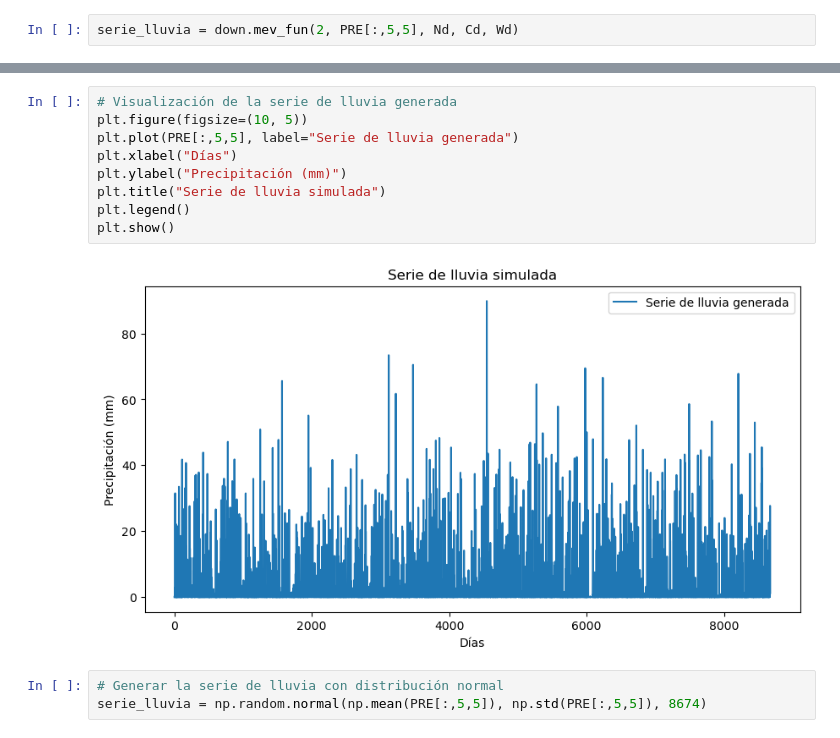
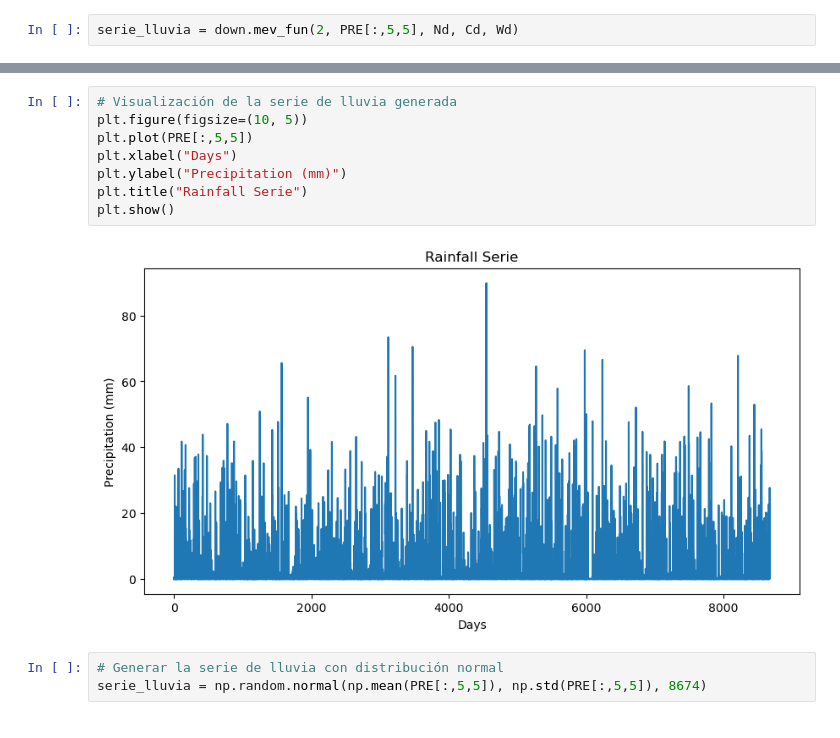
Before and after one commit to mhacarthur/downpy, a Jupyter notebook: codes/test_corr_gamma.ipynb, the cells around one changed output, grey strips where cells are left out. Drawn from its saved outputs; the diff is of its cells as text.

```diff
--- a/codes/test_corr_gamma.ipynb
+++ b/codes/test_corr_gamma.ipynb
@@ -689,14 +696,13 @@ plt.show()
 # %%
 # Visualización de la serie de lluvia generada
 plt.figure(figsize=(10, 5))
-plt.plot(PRE[:,5,5], label="Serie de lluvia generada")
-plt.xlabel("Días")
-plt.ylabel("Precipitación (mm)")
-plt.title("Serie de lluvia simulada")
-plt.legend()
+plt.plot(PRE[:,5,5])
+plt.xlabel("Days")
+plt.ylabel("Precipitation (mm)")
+plt.title("Rainfall Serie")
 plt.show()
 # %% [output]
-[figure, old version]
+[figure, new version]
 # %%
 # Generar la serie de lluvia con distribución normal
 serie_lluvia = np.random.normal(np.mean(PRE[:,5,5]), np.std(PRE[:,5,5]), 8674)
```
Also changed, not shown: parts of 9 cells of this notebook, 1 other file.
